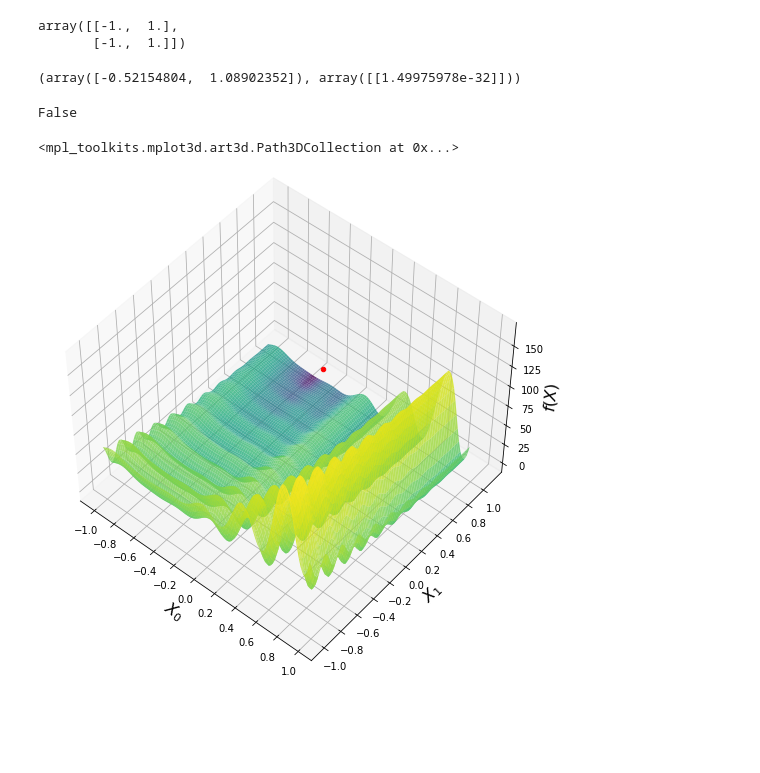
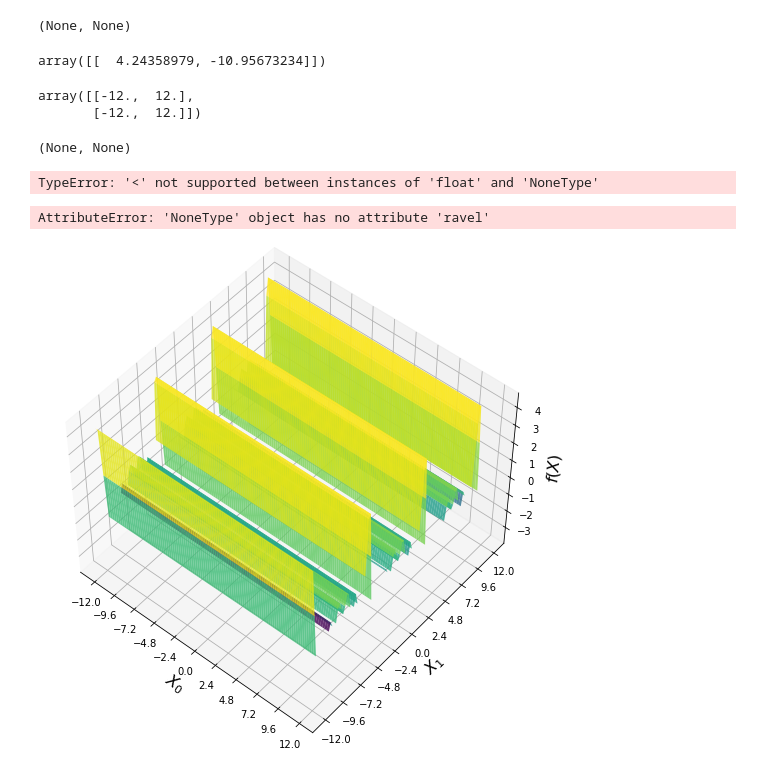
Before and after one commit to bessagroup/f3dasm, a Jupyter notebook: notebooks/offset.ipynb, the cells around one changed output. Drawn from its saved outputs; the diff is of its cells as text; code cells hidden in the pictures; blank space fills up the shorter version.

Commit message:
included functioning offset feature

```diff
--- a/notebooks/offset.ipynb
+++ b/notebooks/offset.ipynb
@@ -4,15 +4,8 @@ import numpy as np
 # %%
 FUNCTIONS = f3dasm.functions.FUNCTIONS_2D
 # %%
-seed = np.random.randint(low=0,high=1e5)
+seed = 41 #np.random.randint(low=0,high=1e5)
 dim = 2
-domain = np.tile([-1., 1.], (dim,1))
+domain = np.tile([-12., 12.], (dim,1))
 # %%
-func = f3dasm.functions.Levy(seed=seed, scale_bounds=domain)
-
-g = func._check_global_minimum()
-g
-
-func._create_offset()
-o = func.offset
-o
+func = f3dasm.functions.Shubert(seed=seed, scale_bounds=domain)
@@ -21,19 +17,30 @@ array([[ 0.62154804, -0.98902352]])
+# %%
+x,y = func.get_global_minimum(dim)
+x, y
+# %% [output]
+(None, None)
+# %%
+func._create_offset()
+o = func.offset
+o
+# %% [output]
+array([[  4.24358979, -10.95673234]])
 # %%
 func.scale_bounds
 # %% [output]
-array([[-1.,  1.],
-       [-1.,  1.]])
+array([[-12.,  12.],
+       [-12.,  12.]])
 # %%
 print(func.get_global_minimum(dim))
 # %% [output]
-(array([-0.52154804,  1.08902352]), array([[1.49975978e-32]]))
+(None, None)
 # %%
 func.check_if_within_bounds(func.get_global_minimum(dim)[0])
 # %% [output]
-False
+TypeError: '<' not supported between instances of 'float' and 'NoneType'
 # %%
 fig, ax = func.plot(px=100, domain=domain)
-ax.scatter(*func.get_global_minimum(dim)[0], color='r')
+ax.scatter(*func.get_global_minimum(dim)[0].ravel(), color='r')
 # %% [output]
-<mpl_toolkits.mplot3d.art3d.Path3DCollection at 0x...>
+AttributeError: 'NoneType' object has no attribute 'ravel'
-[figure, old version]
+[figure, new version]
```
Also changed, not shown: parts of 10 cells of this notebook, 3 other files.
